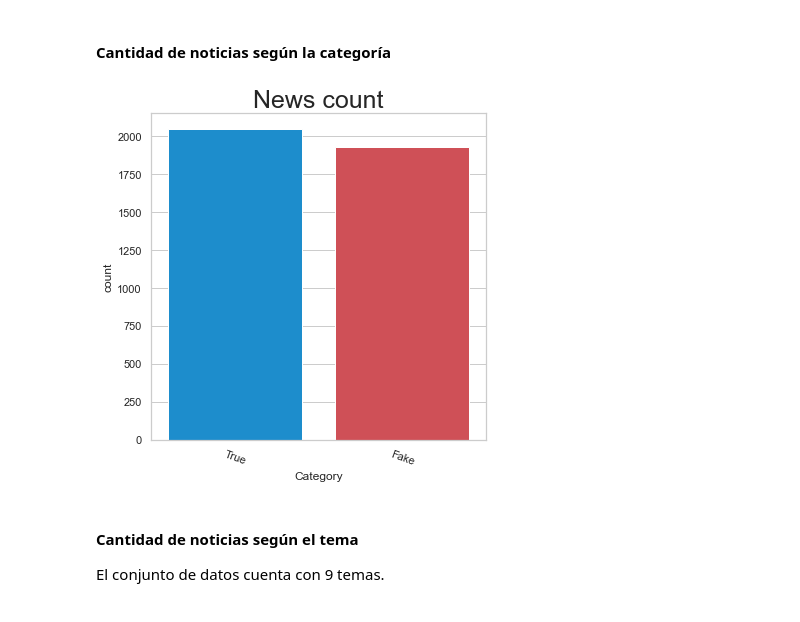
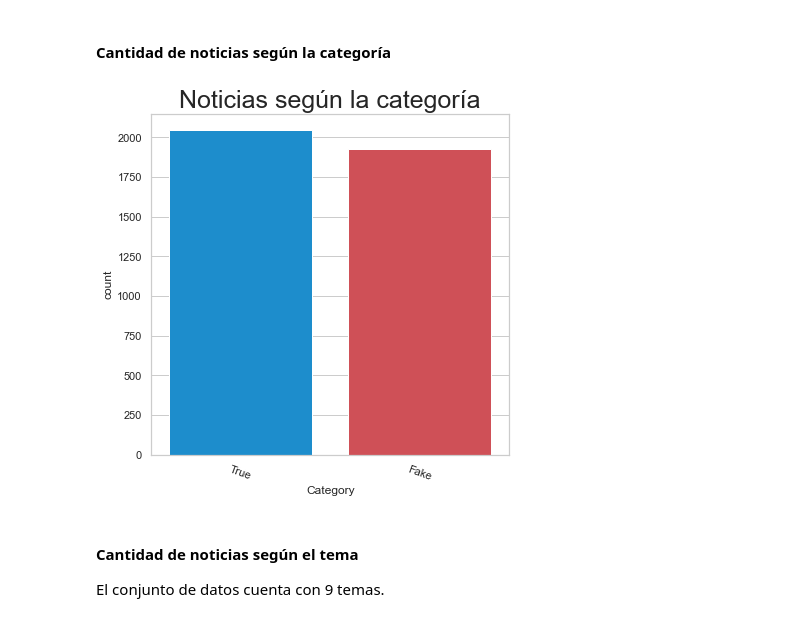
Before and after one commit to JoseLuis-AL/MachineLearning-Deteccion-de-Noticias-Falsas, a Jupyter notebook: Notebooks/2 - Análisis de los datos.ipynb, the cells around one changed output. Drawn from its saved outputs; the diff is of its cells as text; code cells hidden in the pictures.

```diff
--- a/Notebooks/2 - Análisis de los datos.ipynb
+++ b/Notebooks/2 - Análisis de los datos.ipynb
@@ -142,19 +140,20 @@ dtype: int64
 # %%
 # Colores.
 color_verdaderas = '#0095e9'
 color_falsas = '#e43b44'
 
 # Plot.
 plt.figure(figsize=(6,6))
 sns.set(style='whitegrid')
 ax = sns.countplot(x = 'Category', data=corpus, palette=[color_verdaderas, color_falsas])
-plt.title('News count', fontsize = 25)
+plt.title('Noticias según la categoría', fontsize = 25)
 plt.xticks(rotation = -20)
 
 # Guardar el plot.
-plt.savefig('Plots/plt_news_count.png')
+plt.tight_layout()
+plt.savefig('Imagenes/analisis/plt_news_count.png')
 # %% [output]
-[figure, old version]
+[figure, new version]
 # %% [markdown]
 #### Cantidad de noticias según el tema
 
```
Also changed, not shown: parts of 25 cells of this notebook, 17 other files.
